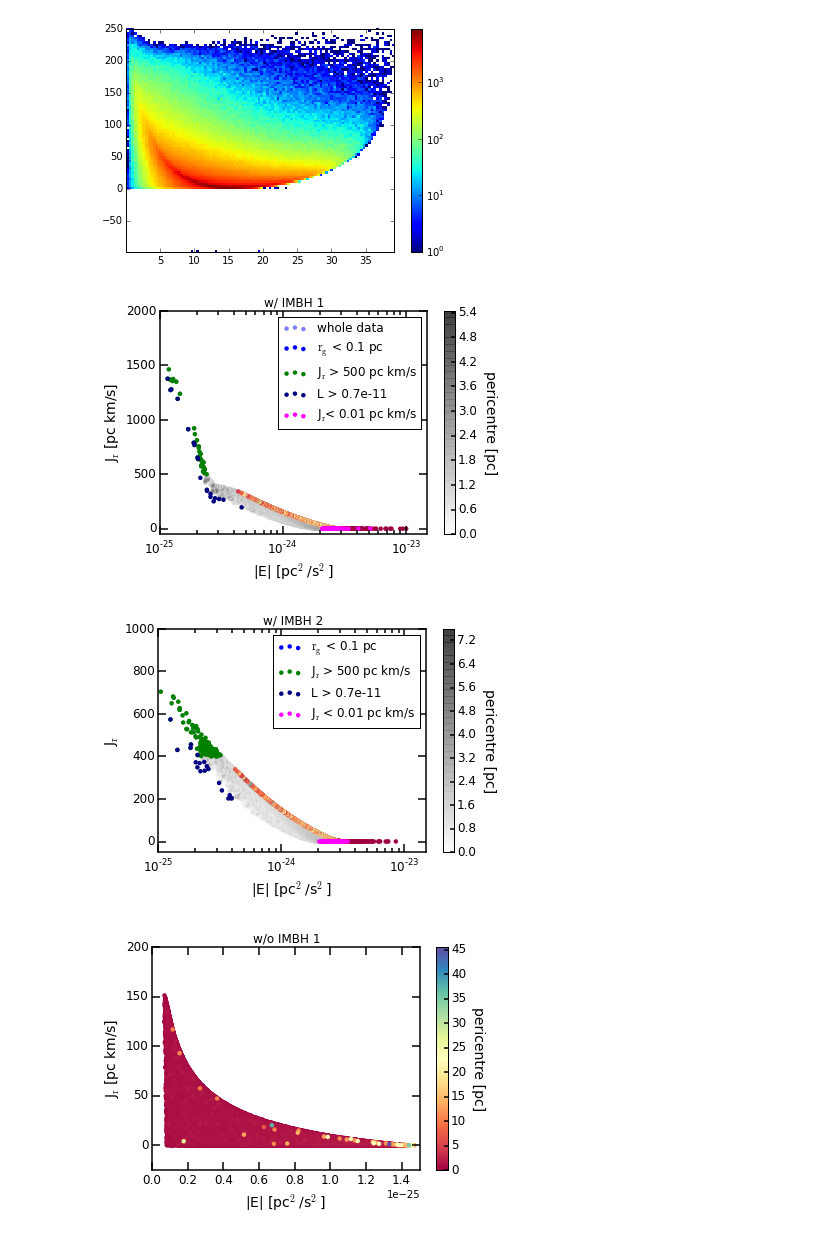
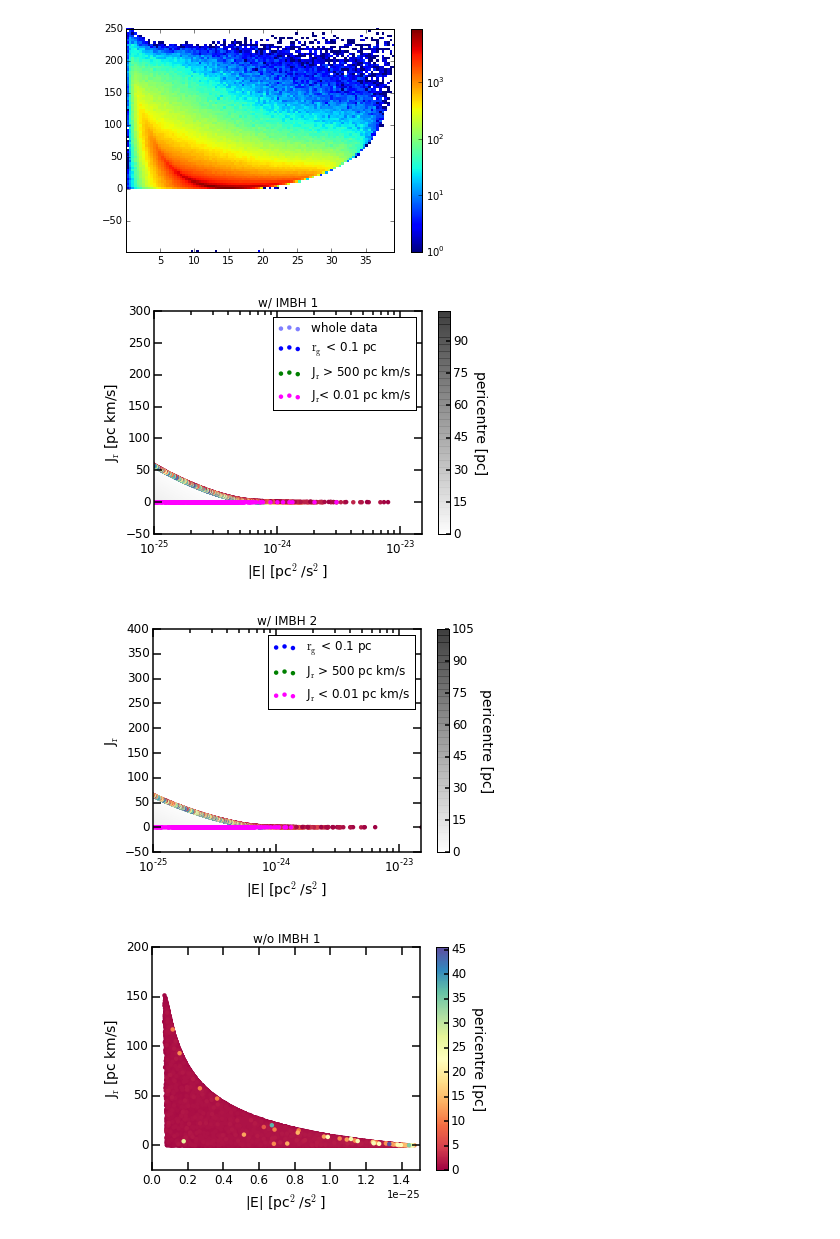
Before and after one commit to sophialilleengen/GC_actions, a Jupyter notebook: action_plots.ipynb, the cells around one changed output. Drawn from its saved outputs; the diff is of its cells as text; code cells hidden in the pictures.

```diff
--- a/action_plots.ipynb
+++ b/action_plots.ipynb
@@ -715,10 +712,10 @@ plt.colorbar()
 
 fig = plt.figure()
 ax = fig.add_subplot(111)
-cax=ax.scatter(np.abs(E_1),J_r_1,c=per_1,cmap='binary',edgecolor="None",alpha=0.5, label='whole data')
-ax.scatter(np.abs(E_1[rg_1]),J_r_1[rg_1],c=per_1[rg_1],cmap='Spectral',edgecolor="None", label='$\mathrm{r_g}$ < 0.1 pc')
+cax=ax.scatter(np.abs(E_1),J_r_1,c=r_guide_bh_1,cmap='binary',edgecolor="None",alpha=0.5, label='whole data')
+ax.scatter(np.abs(E_1[rg_1]),J_r_1[rg_1],c=r_guide_bh_1[rg_1],cmap='Spectral',edgecolor="None", label='$\mathrm{r_g}$ < 0.1 pc')
 ax.scatter(np.abs(E_1[l_1_test]),J_r_1[l_1_test],c='green',edgecolor='None',label='J$_\mathrm{r}$ > 500 pc km/s')
-ax.scatter(np.abs(E_1[m_1_test]),J_r_1[m_1_test],c='navy',edgecolor='None',label='L > 0.7e-11')
+#ax.scatter(np.abs(E_1[m_1_test]),J_r_1[m_1_test],c='navy',edgecolor='None',label='L > 0.7e-11')
 ax.scatter(np.abs(E_1[JR_1]),J_r_1[JR_1],c='magenta',edgecolor='None',label='J$_\mathrm{r}$< 0.01 pc km/s')
 cbar = fig.colorbar(cax)
 cbar.ax.get_yaxis().labelpad = 20
@@ -741,7 +738,7 @@ ax.spines['left'].set_linewidth(1.5)
 ax.tick_params(length=8,width=1.5,labelsize=12)
 ax.tick_params(which='minor',length=4,width=1.5)
 ax.legend(loc=0,numpoints=1)
-fig.savefig('../Bachelorarbeit-Entwurf/Plots/E_J_r_parts_IMBH1.png',format='png',dpi=300,bbox_inches='tight')
+#fig.savefig('../Bachelorarbeit-Entwurf/Plots/E_J_r_parts_IMBH1.png',format='png',dpi=300,bbox_inches='tight')
 
 fig.show()
 
@@ -749,39 +746,39 @@ fig.show()
 
 fig = plt.figure()
 ax = fig.add_subplot(111)
-cax=ax.scatter(np.abs(E_2),J_r_2,c=per_2,cmap='binary',edgecolor="None",alpha=0.5)
-ax.scatter(np.abs(E_2[rg_2]),J_r_2[rg_2],c=per_2[rg_2],cmap='Spectral',edgecolor="None", label='$\mathrm{r_g}$ < 0.1 pc')
+cax=ax.scatter(np.abs(E_2),J_r_2,c=r_guide_bh_2,cmap='binary',edgecolor="None",alpha=0.5)
+ax.scatter(np.abs(E_2[rg_2]),J_r_2[rg_2],c=r_guide_bh_2[rg_2],cmap='Spectral',edgecolor="None", label='$\mathrm{r_g}$ < 0.1 pc')
 ax.scatter(np.abs(E_2[l_2_test]),J_r_2[l_2_test],c='green',edgecolor='None',label='J$_\mathrm{r}$ > 500 pc km/s')
-ax.scatter(np.abs(E_2[m_2_test]),J_r_2[m_2_test],c='navy',edgecolor='None',label='L > 0.7e-11')
+#ax.scatter(np.abs(E_2[m_2_test]),J_r_2[m_2_test],c='navy',edgecolor='None',label='L > 0.7e-11')
 ax.scatter(np.abs(E_2[JR_2]),J_r_2[JR_2],c='magenta',edgecolor='None',label='J$_\mathrm{r}$ < 0.01 pc km/s')
 
 cbar = fig.colorbar(cax)
 cbar.ax.get_yaxis().labelpad = 20
 cbar.set_label('pericentre [pc]', rotation=270,fontsize=14)
 cbar.ax.spines['top'].set_linewidth(1.5)
 cbar.ax.spines['right'].set_linewidth(1.5)
 cbar.ax.spines['bottom'].set_linewidth(1.5)
 cbar.ax.spines['left'].set_linewidth(1.5)
 cbar.ax.tick_params(length=4,width=1.5,labelsize=12)
 ax.set_xlim(0.1e-24,0.15e-22)
 ax.set_ylim(-50,)
 ax.set_xlabel('|E| [pc$^2$/s$^2$]',fontsize=14)
 ax.set_ylabel('J$_\mathrm{r}$',fontsize=14)
 ax.set_title('w/ IMBH 2')
 ax.set_xscale('log')
 ax.spines['top'].set_linewidth(1.5)
 ax.spines['right'].set_linewidth(1.5)
 ax.spines['bottom'].set_linewidth(1.5)
 ax.spines['left'].set_linewidth(1.5)
 ax.tick_params(length=8,width=1.5,labelsize=12)
 ax.tick_params(which='minor',length=4,width=1.5)
 ax.legend(loc=0,numpoints=1)
-fig.savefig('../Bachelorarbeit-Entwurf/Plots/E_J_r_parts_IMBH2.png',format='png',dpi=300,bbox_inches='tight')
+#fig.savefig('../Bachelorarbeit-Entwurf/Plots/E_J_r_parts_IMBH2.png',format='png',dpi=300,bbox_inches='tight')
 
 fig.show()
 # %% [output]
-[figure, old version]
+[figure, new version]
-[figure, old version]
+[figure, new version]
 # %%
 ### no IMBH 1 ###
 mass_wo_sort1=np.argsort(m1_wo_1+m2_wo_1)
```
Also changed, not shown: parts of 17 cells of this notebook.
